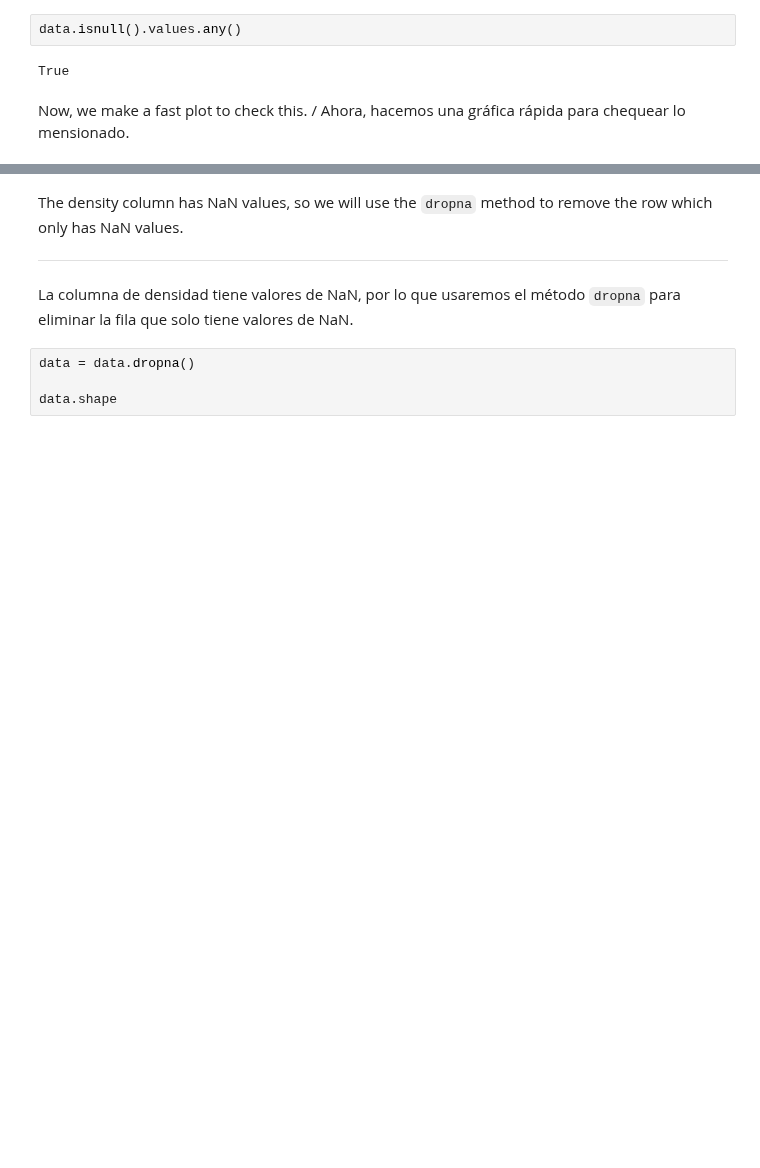
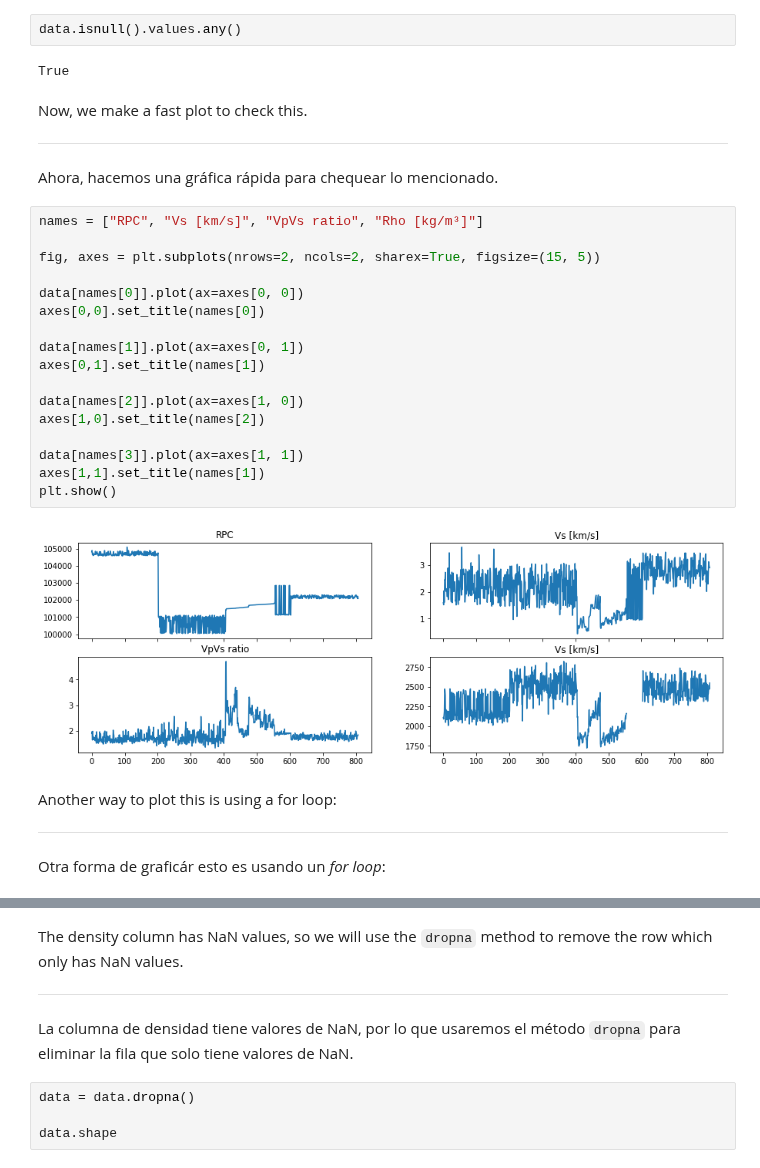
Before and after one commit to CodeToCommunicate/CoCoLessons, a Jupyter notebook: coco_5_pandas.ipynb, the cells around one changed output, grey strips where cells are left out. Drawn from its saved outputs; the diff is of its cells as text; blank space fills up the shorter version.

```diff
--- a/coco_5_pandas.ipynb
+++ b/coco_5_pandas.ipynb
@@ -412,7 +526,36 @@ data.isnull().values.any()
 # %% [output]
 True
 # %% [markdown]
-Now, we make a fast plot to check this. / Ahora, hacemos una gráfica rápida para chequear lo mensionado.
+Now, we make a fast plot to check this.
+
+---
+
+Ahora, hacemos una gráfica rápida para chequear lo mencionado.
+# %%
+names = ["RPC", "Vs [km/s]", "VpVs ratio", "Rho [kg/m³]"]
+
+fig, axes = plt.subplots(nrows=2, ncols=2, sharex=True, figsize=(15, 5))
+
+data[names[0]].plot(ax=axes[0, 0])
+axes[0,0].set_title(names[0])
+
+data[names[1]].plot(ax=axes[0, 1])
+axes[0,1].set_title(names[1])
+
+data[names[2]].plot(ax=axes[1, 0])
+axes[1,0].set_title(names[2])
+
+data[names[3]].plot(ax=axes[1, 1])
+axes[1,1].set_title(names[1])
+plt.show()
+# %% [output]
+[figure, added]
+# %% [markdown]
+Another way to plot this is using a for loop:
+
+---
+
+Otra forma de graficár esto es usando un *for loop*:
 # %%
 names = ["RPC", "Vs [km/s]", "VpVs ratio", "Rho [kg/m³]"]
 
```
Also changed, not shown: parts of 60 cells of this notebook.
